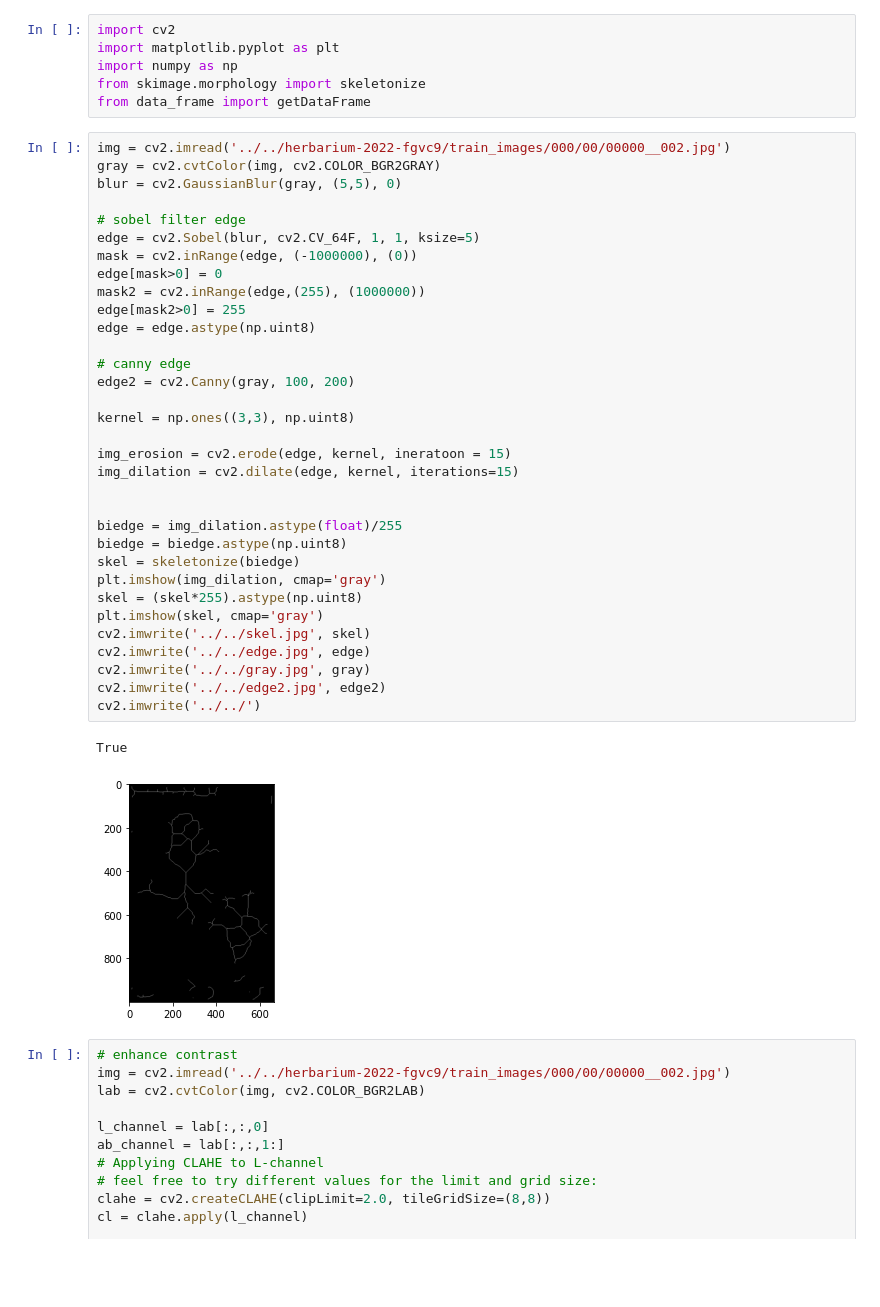
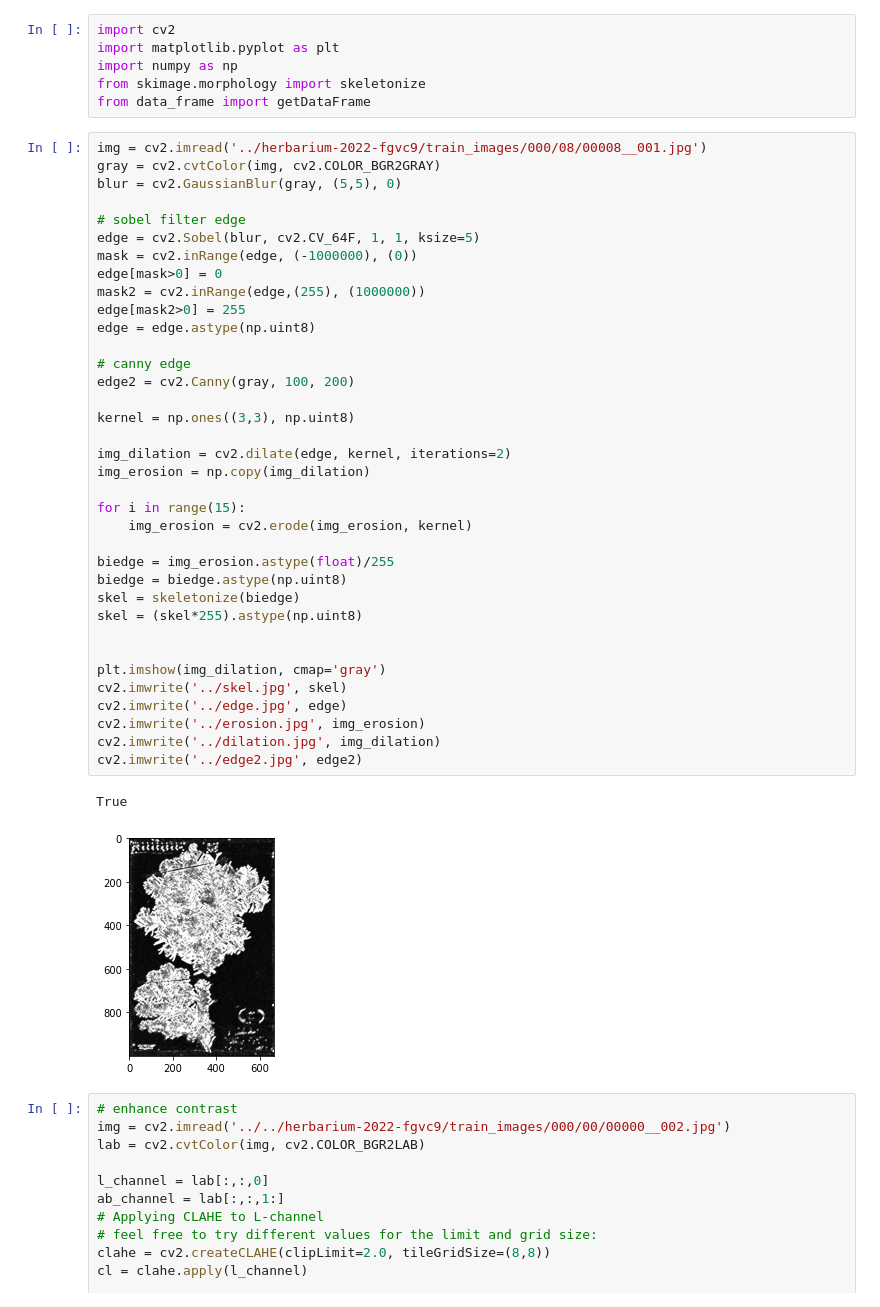
Before and after one commit to liuyoshio/Herbarium-Identification, a Jupyter notebook: playground.ipynb, the cells around one changed output. Cells and saved outputs as stored; diff of their text form; blank space fills up the shorter version.

```diff
--- a/playground.ipynb
+++ b/playground.ipynb
@@ -5,41 +5,44 @@ import numpy as np
 from skimage.morphology import skeletonize
 from data_frame import getDataFrame
 # %%
-img = cv2.imread('../../herbarium-2022-fgvc9/train_images/000/00/00000__002.jpg')
+img = cv2.imread('../herbarium-2022-fgvc9/train_images/000/08/00008__001.jpg')
 gray = cv2.cvtColor(img, cv2.COLOR_BGR2GRAY)
 blur = cv2.GaussianBlur(gray, (5,5), 0)
 
 # sobel filter edge
 edge = cv2.Sobel(blur, cv2.CV_64F, 1, 1, ksize=5)
 mask = cv2.inRange(edge, (-1000000), (0))
 edge[mask>0] = 0
 mask2 = cv2.inRange(edge,(255), (1000000))
 edge[mask2>0] = 255
 edge = edge.astype(np.uint8)
 
 # canny edge
 edge2 = cv2.Canny(gray, 100, 200)
 
 kernel = np.ones((3,3), np.uint8)
 
-img_erosion = cv2.erode(edge, kernel, ineratoon = 15)
-img_dilation = cv2.dilate(edge, kernel, iterations=15)
+img_dilation = cv2.dilate(edge, kernel, iterations=2)
+img_erosion = np.copy(img_dilation)
+
+for i in range(15):
+    img_erosion = cv2.erode(img_erosion, kernel)
+
+biedge = img_erosion.astype(float)/255
+biedge = biedge.astype(np.uint8)
+skel = skeletonize(biedge)
+skel = (skel*255).astype(np.uint8)
 
 
-biedge = img_dilation.astype(float)/255
-biedge = biedge.astype(np.uint8)
-skel = skeletonize(biedge)
 plt.imshow(img_dilation, cmap='gray')
-skel = (skel*255).astype(np.uint8)
-plt.imshow(skel, cmap='gray')
-cv2.imwrite('../../skel.jpg', skel)
-cv2.imwrite('../../edge.jpg', edge)
-cv2.imwrite('../../gray.jpg', gray)
-cv2.imwrite('../../edge2.jpg', edge2)
-cv2.imwrite('../../')
+cv2.imwrite('../skel.jpg', skel)
+cv2.imwrite('../edge.jpg', edge)
+cv2.imwrite('../erosion.jpg', img_erosion)
+cv2.imwrite('../dilation.jpg', img_dilation)
+cv2.imwrite('../edge2.jpg', edge2)
 # %% [output]
 True
-[figure, old version]
+[figure, new version]
 # %%
 # enhance contrast
 img = cv2.imread('../../herbarium-2022-fgvc9/train_images/000/00/00000__002.jpg')
```
Also changed, not shown: parts of 2 cells of this notebook, 3 other files.
